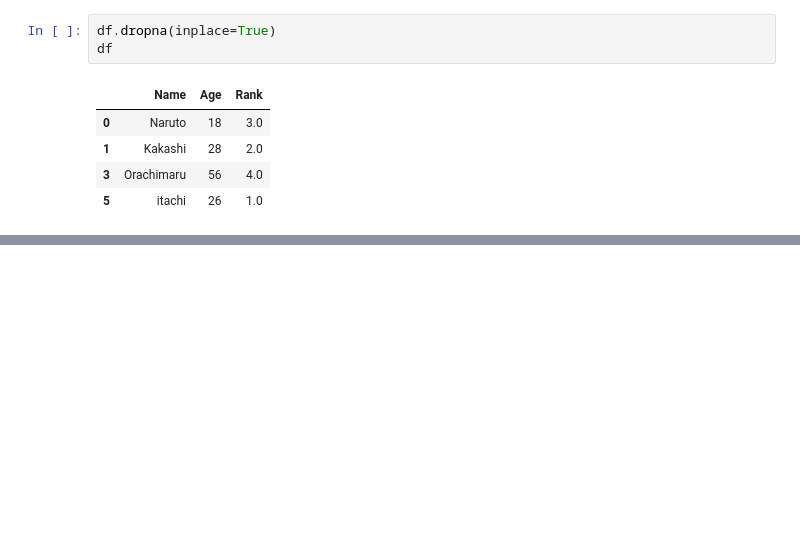
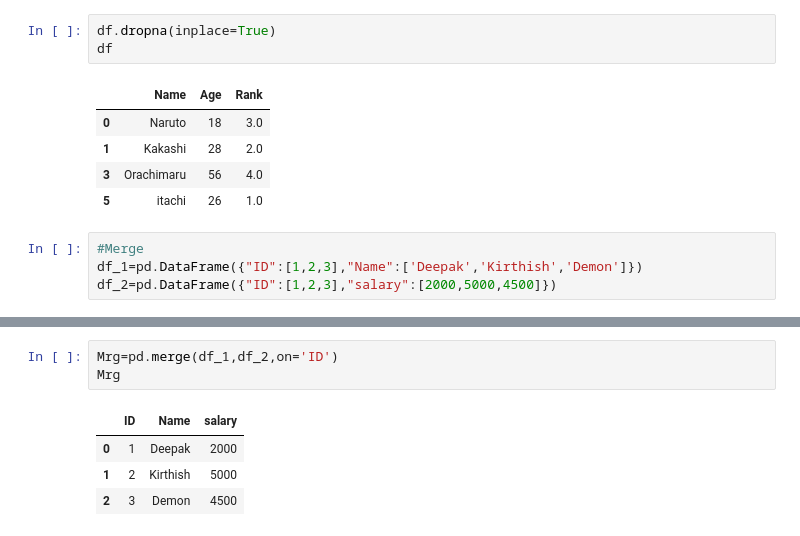
Before and after one commit to Deepak0121-svg/Pandas, a Jupyter notebook: pandas.ipynb, the cells around one changed output, grey strips where cells are left out. Drawn from its saved outputs; the diff is of its cells as text; blank space fills up the shorter version.

```diff
--- a/pandas.ipynb
+++ b/pandas.ipynb
@@ -409,3 +409,7 @@ df
 | 1 | Kakashi | 28 | 2.0 |
 | 3 | Orachimaru | 56 | 4.0 |
 | 5 | itachi | 26 | 1.0 |
+# %%
+#Merge
+df_1=pd.DataFrame({"ID":[1,2,3],"Name":['Deepak','Kirthish','Demon']})
+df_2=pd.DataFrame({"ID":[1,2,3],"salary":[2000,5000,4500]})
@@ -411,0 +430,8 @@ df
+# %%
+Mrg=pd.merge(df_1,df_2,on='ID')
+Mrg
+# %% [output]
+|  | ID | Name | salary |
+| 0 | 1 | Deepak | 2000 |
+| 1 | 2 | Kirthish | 5000 |
+| 2 | 3 | Demon | 4500 |
```
Also changed, not shown: parts of 19 cells of this notebook.
